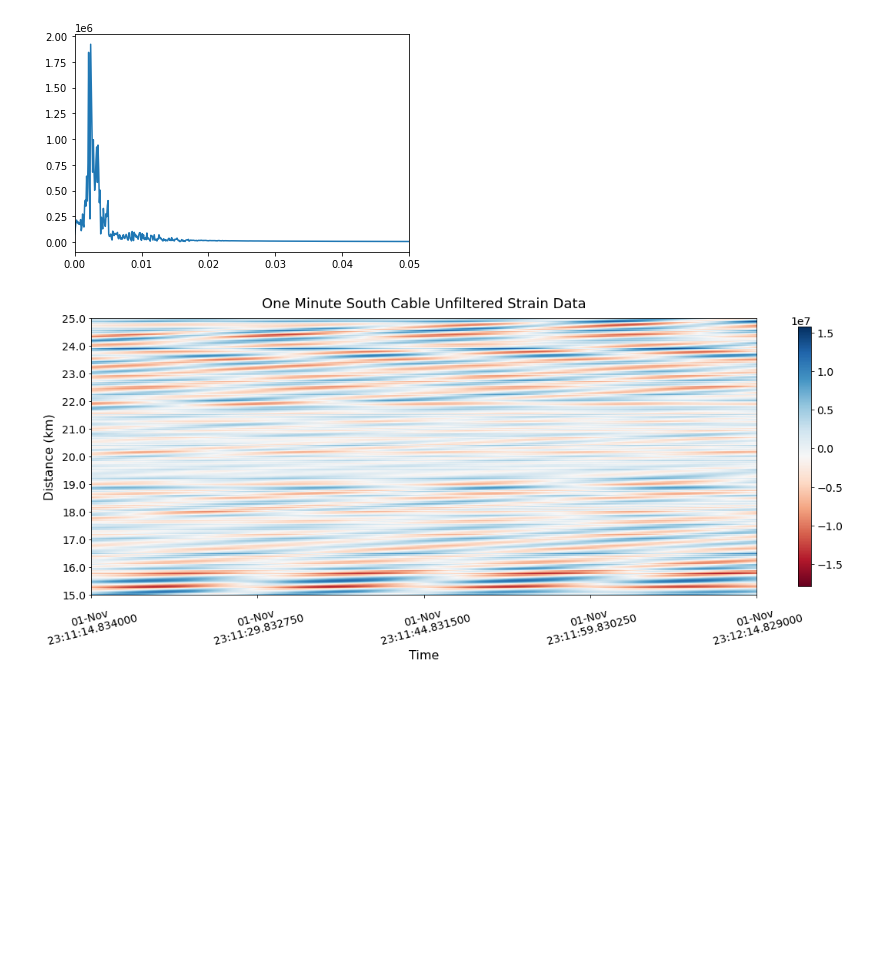
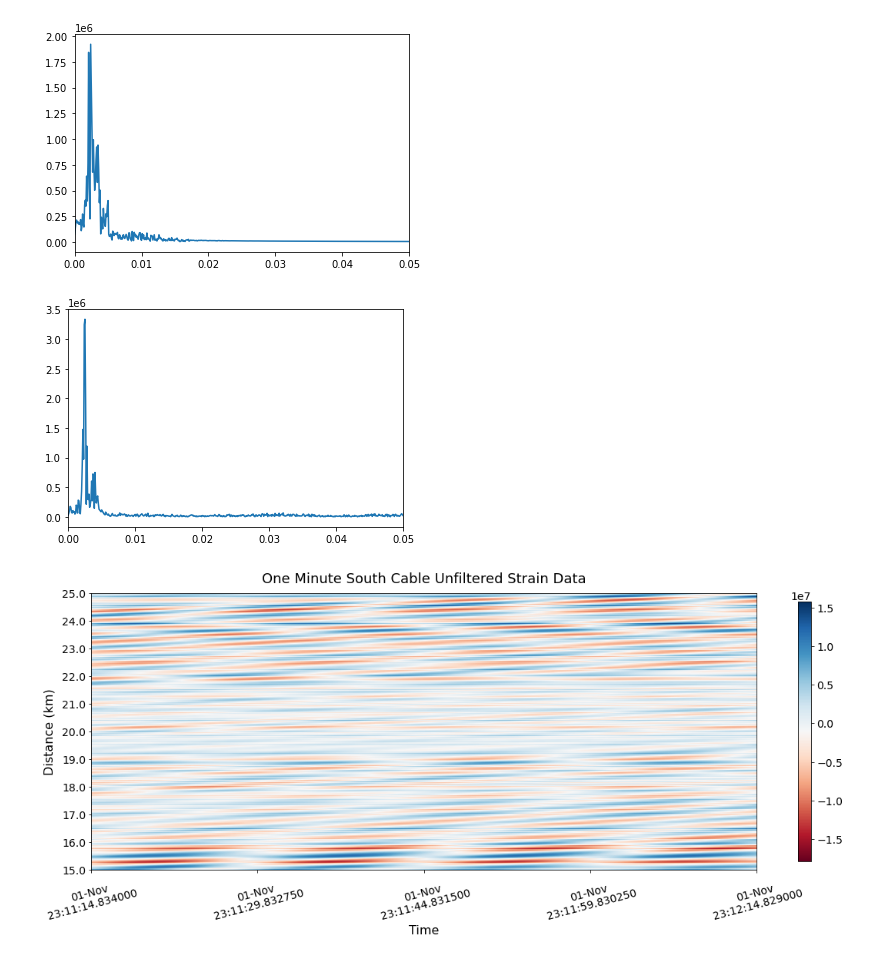
Before and after one commit to Laurd11/sindy-das-new, a Jupyter notebook: NovSindy.ipynb, the cells around one changed output. Cells and saved outputs as stored; diff of their text form; code cells hidden in the pictures; blank space fills up the shorter version.

```diff
--- a/NovSindy.ipynb
+++ b/NovSindy.ipynb
@@ -53,6 +54,15 @@ plt.xlim(0,0.05)
 plt.show()
 # %% [output]
 [figure]
+# %%
+yf2 = fft(data_filt.T[:,540])
+
+plt.figure()
+plt.plot(xf,2.0/N * np.abs(yf2[:N//2]))
+plt.xlim(0,0.05)
+plt.show()
+# %% [output]
+[figure, added]
 # %%
 total_dat = np.append(data,data2,axis=1)
 # %%
```
Also changed, not shown: parts of 9 cells of this notebook, 1 other file.
